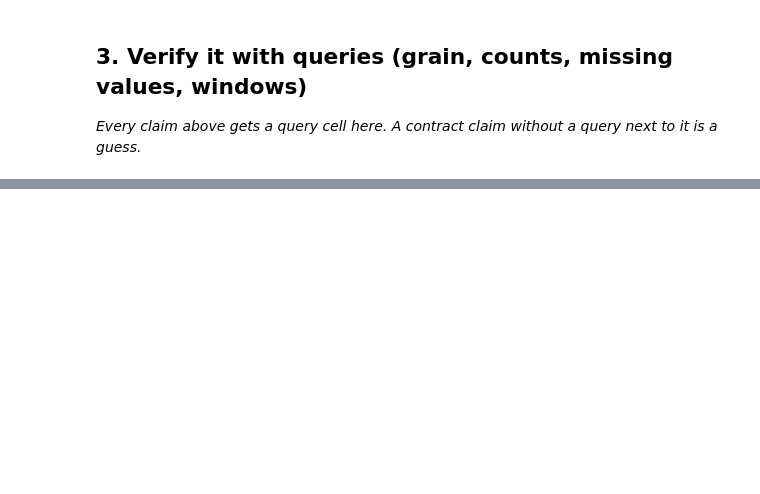
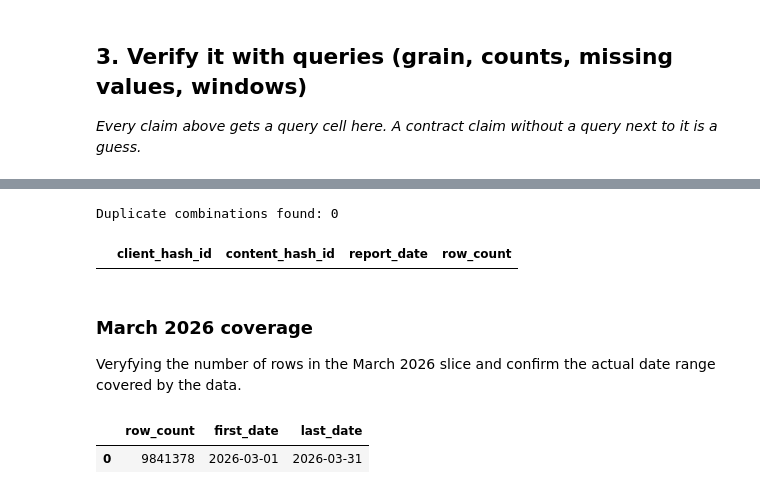
Before and after one commit to Jai-Kulkarni1905/Applied_Search_Intelligence, a Jupyter notebook: work/notebooks/w03_data_contract.ipynb, the cells around one changed output, grey strips where cells are left out. Drawn from its saved outputs; the diff is of its cells as text; code cells hidden in the pictures; blank space fills up the shorter version.

```diff
--- a/work/notebooks/w03_data_contract.ipynb
+++ b/work/notebooks/w03_data_contract.ipynb
@@ -26,0 +123,38 @@ This skeleton is yours to fill. Work the sections **in order** — each one has
+# %%
+grain_check = con.sql(f"""
+    SELECT
+        client_hash_id,
+        content_hash_id,
+        report_date,
+        COUNT(*) AS row_count
+    FROM read_parquet('{march_path}')
+    GROUP BY
+        client_hash_id,
+        content_hash_id,
+        report_date
+    HAVING COUNT(*) > 1
+    LIMIT 5
+""").df()
+
+print(f"Duplicate combinations found: {len(grain_check)}")
+display(grain_check)
+# %% [output]
+Duplicate combinations found: 0
+|  | client_hash_id | content_hash_id | report_date | row_count |
+# %% [markdown]
+### March 2026 coverage
+
+Veryfying the number of rows in the March 2026 slice and confirm the actual date range covered by the data.
+# %%
+march_summary = con.sql(f"""
+    SELECT
+        COUNT(*) AS row_count,
+        MIN(report_date) AS first_date,
+        MAX(report_date) AS last_date
+    FROM read_parquet('{march_path}')
+""").df()
+
+display(march_summary)
+# %% [output]
+|  | row_count | first_date | last_date |
+| 0 | 9841378 | 2026-03-01 | 2026-03-31 |
```
Also changed, not shown: parts of 31 cells of this notebook.
